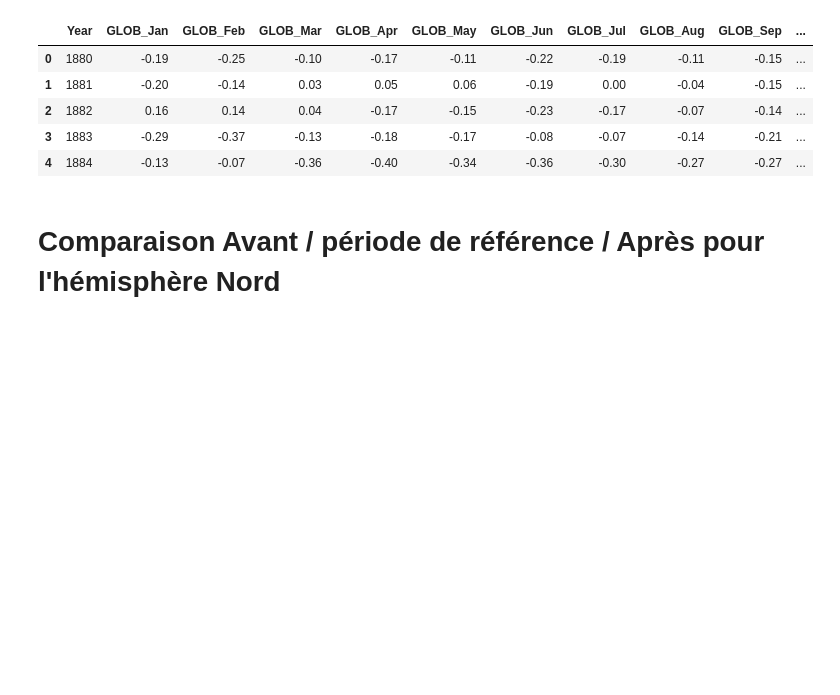
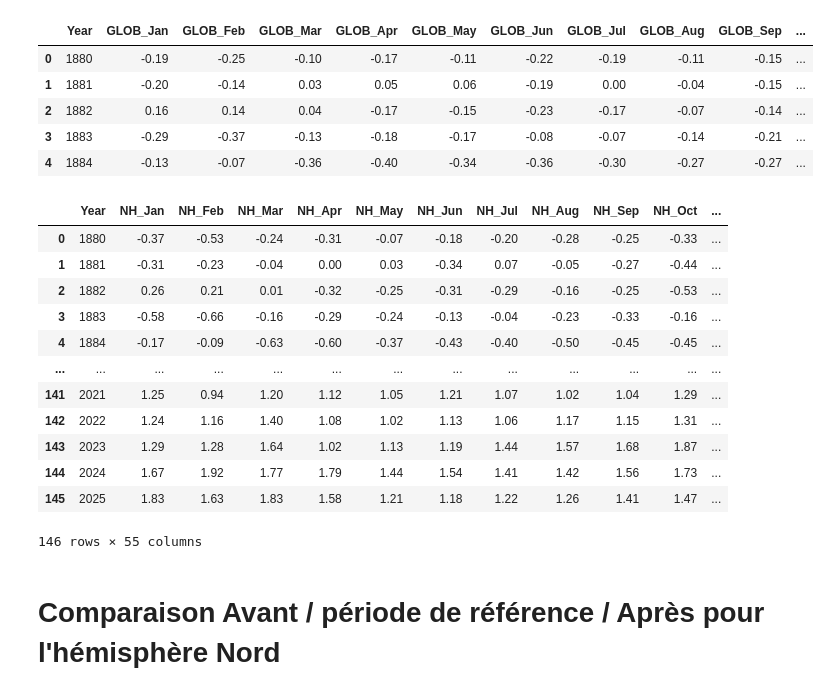
Before and after one commit to VinchC/projet, a Jupyter notebook: northern.ipynb, the cells around one changed output. Cells and saved outputs as stored; diff of their text form; code cells hidden in the pictures; blank space fills up the shorter version.

Commit message:
Df global south and north merged

```diff
--- a/northern.ipynb
+++ b/northern.ipynb
@@ -159,6 +159,28 @@ df_global.head()
 | 2 | 1882 | 0.16 | 0.14 | 0.04 | -0.17 | -0.15 | -0.23 | -0.17 | -0.07 | -0.14 | ... |
 | 3 | 1883 | -0.29 | -0.37 | -0.13 | -0.18 | -0.17 | -0.08 | -0.07 | -0.14 | -0.21 | ... |
 | 4 | 1884 | -0.13 | -0.07 | -0.36 | -0.40 | -0.34 | -0.36 | -0.30 | -0.27 | -0.27 | ... |
+# %%
+# Fusion des df df_northern et df_southern
+df_temp = df_northern.merge(df_southern,on='Year')
+# %%
+# Fusion des df df_temp et df_southern
+df_new = df_temp.merge(df_global,on='Year')
+# %%
+df_new
+# %% [output]
+|  | Year | NH_Jan | NH_Feb | NH_Mar | NH_Apr | NH_May | NH_Jun | NH_Jul | NH_Aug | NH_Sep | NH_Oct | ... |
+| 0 | 1880 | -0.37 | -0.53 | -0.24 | -0.31 | -0.07 | -0.18 | -0.20 | -0.28 | -0.25 | -0.33 | ... |
+| 1 | 1881 | -0.31 | -0.23 | -0.04 | 0.00 | 0.03 | -0.34 | 0.07 | -0.05 | -0.27 | -0.44 | ... |
+| 2 | 1882 | 0.26 | 0.21 | 0.01 | -0.32 | -0.25 | -0.31 | -0.29 | -0.16 | -0.25 | -0.53 | ... |
+| 3 | 1883 | -0.58 | -0.66 | -0.16 | -0.29 | -0.24 | -0.13 | -0.04 | -0.23 | -0.33 | -0.16 | ... |
+| 4 | 1884 | -0.17 | -0.09 | -0.63 | -0.60 | -0.37 | -0.43 | -0.40 | -0.50 | -0.45 | -0.45 | ... |
+| ... | ... | ... | ... | ... | ... | ... | ... | ... | ... | ... | ... | ... |
+| 141 | 2021 | 1.25 | 0.94 | 1.20 | 1.12 | 1.05 | 1.21 | 1.07 | 1.02 | 1.04 | 1.29 | ... |
+| 142 | 2022 | 1.24 | 1.16 | 1.40 | 1.08 | 1.02 | 1.13 | 1.06 | 1.17 | 1.15 | 1.31 | ... |
+| 143 | 2023 | 1.29 | 1.28 | 1.64 | 1.02 | 1.13 | 1.19 | 1.44 | 1.57 | 1.68 | 1.87 | ... |
+| 144 | 2024 | 1.67 | 1.92 | 1.77 | 1.79 | 1.44 | 1.54 | 1.41 | 1.42 | 1.56 | 1.73 | ... |
+| 145 | 2025 | 1.83 | 1.63 | 1.83 | 1.58 | 1.21 | 1.18 | 1.22 | 1.26 | 1.41 | 1.47 | ... |
+146 rows × 55 columns
 # %% [markdown]
 # Comparaison Avant / période de référence / Après pour l'hémisphère Nord
 # %%
```
